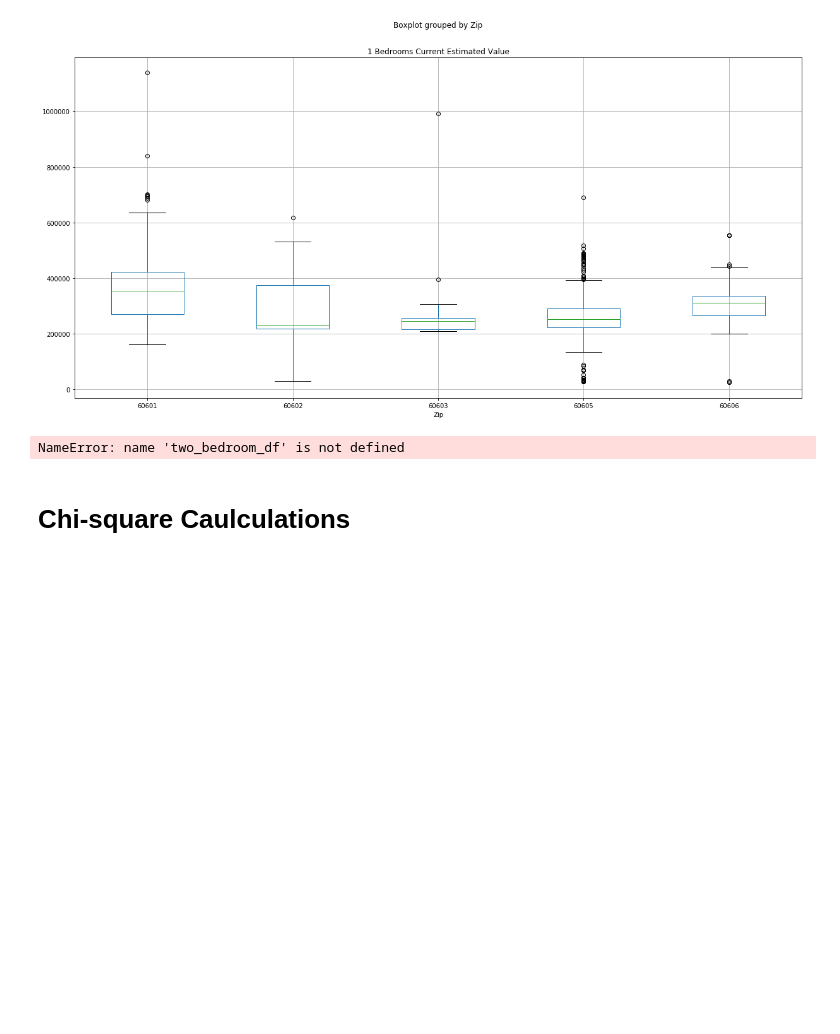
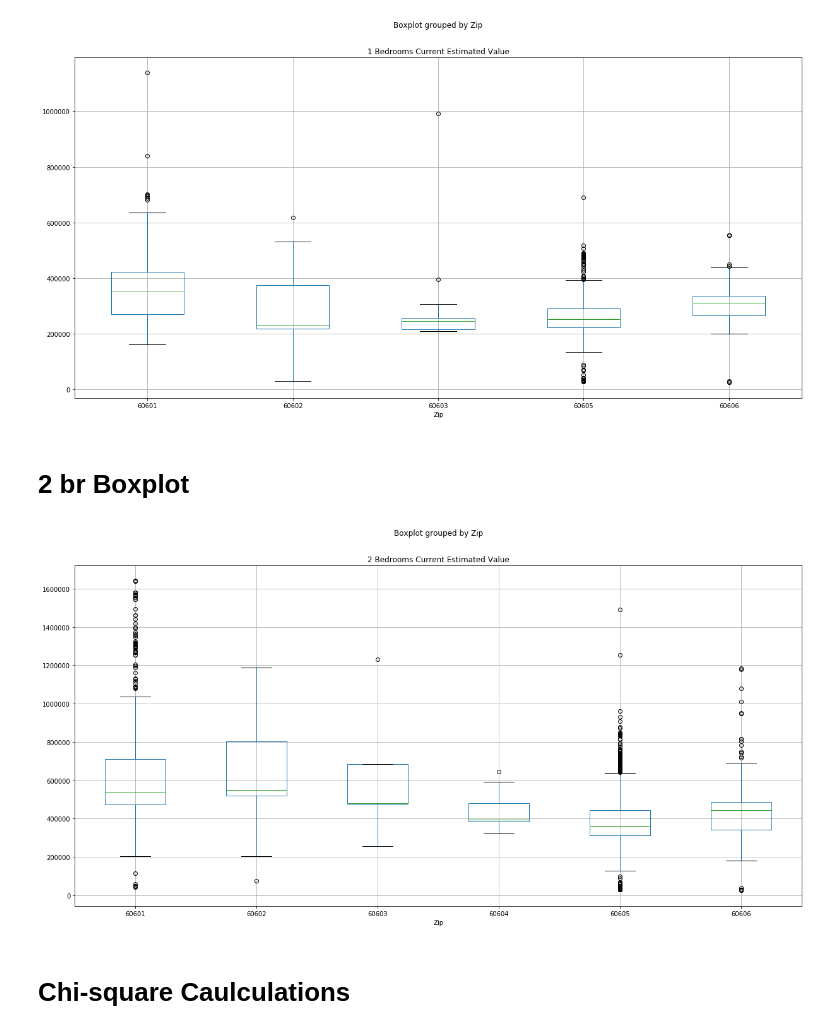
Before and after one commit to FeLowe/NW-Bootcamp-Projects, a Jupyter notebook: analysis.ipynb, the cells around one changed output. Saved outputs shown, nothing was run; the diff lists cells and outputs as text; code cells hidden in the pictures; blank space fills up the shorter version.

```diff
--- a/analysis.ipynb
+++ b/analysis.ipynb
@@ -167,13 +181,15 @@ plt.title('1 Bedrooms Current Estimated Value')
 plt.savefig("Images/boxplot1br.png")
 # %% [output]
 [figure]
+# %% [markdown]
+# 2 br Boxplot
 # %%
 # only focus on 2bed to see the variance of amount by zip
-two_bedroom_df.boxplot('Current Estimated Value',by="Zip",figsize=(20, 10))
+two_bedrooms_df.boxplot('Current Estimated Value',by="Zip",figsize=(20, 10))
 plt.title('2 Bedrooms Current Estimated Value')
 plt.savefig("Images/boxplot2br.png")
 # %% [output]
-NameError: name 'two_bedroom_df' is not defined
+[figure, added]
 # %% [markdown]
 # Chi-square Caulculations
 # %%
```
Also changed, not shown: parts of 7 cells of this notebook, 1 other file.
